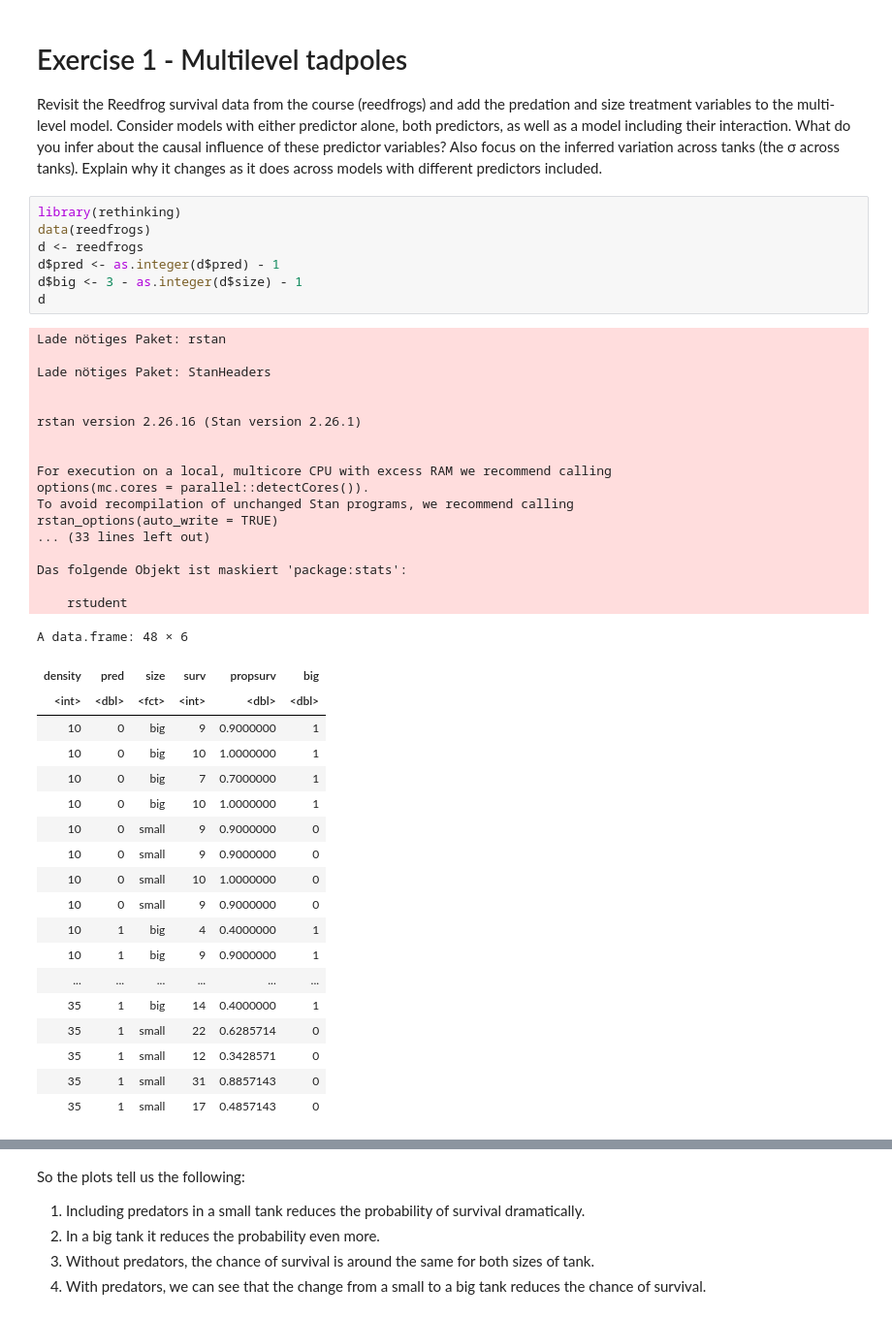
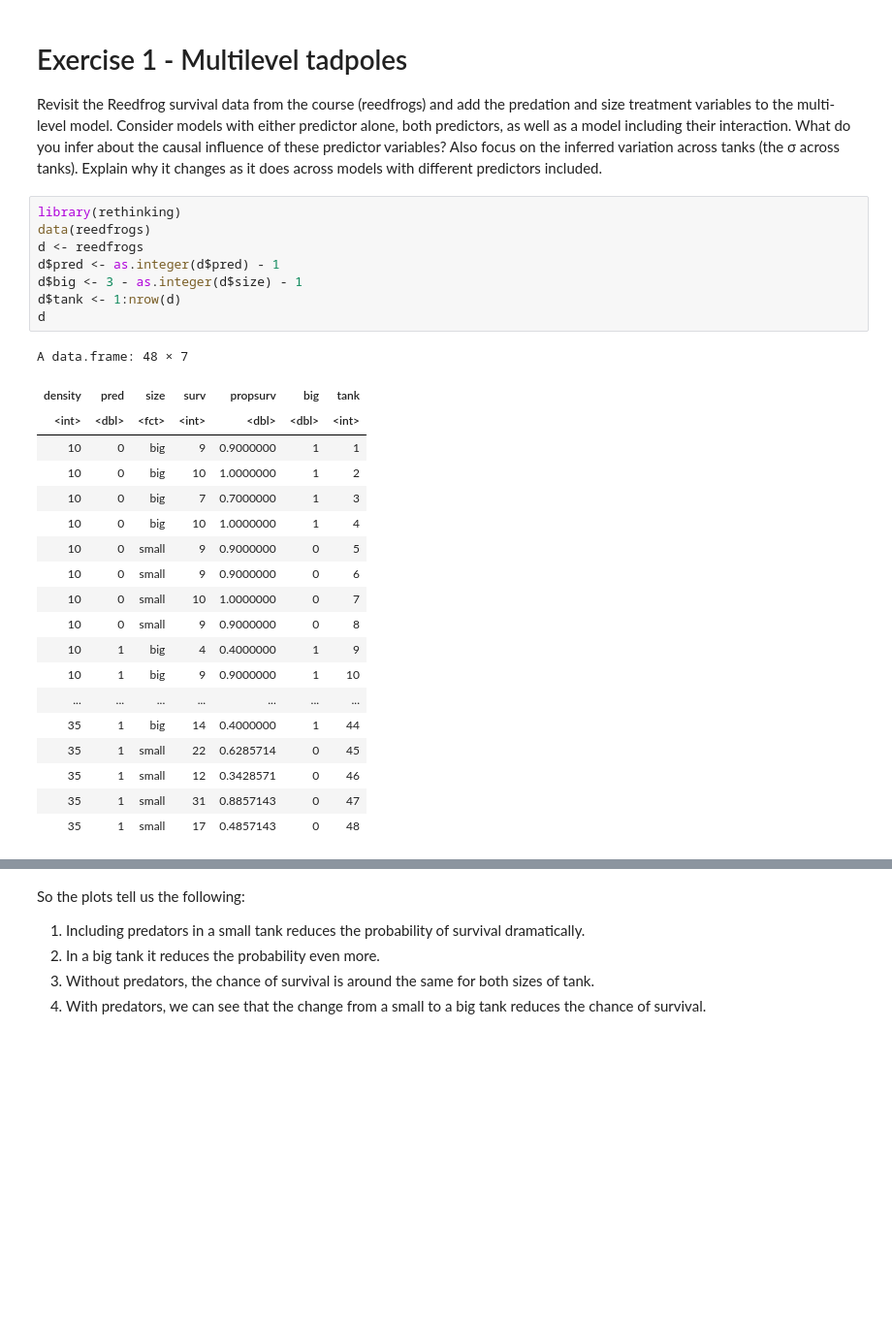
Before and after one commit to TimeTeleporter/advanced_statistics, a Jupyter notebook: exercise_sheet_11/exercise_sheet_11_Immanuel_Albrecht.ipynb, the cells around one changed output, grey strips where cells are left out. Shown at 97% size. Cells and saved outputs as stored; diff of their text form; blank space fills up the shorter version.

```diff
--- a/exercise_sheet_11/exercise_sheet_11_Immanuel_Albrecht.ipynb
+++ b/exercise_sheet_11/exercise_sheet_11_Immanuel_Albrecht.ipynb
@@ -7,47 +7,31 @@ Revisit the Reedfrog survival data from the course (reedfrogs) and add the preda
 # %%
 library(rethinking)
 data(reedfrogs)
 d <- reedfrogs
 d$pred <- as.integer(d$pred) - 1
 d$big <- 3 - as.integer(d$size) - 1
+d$tank <- 1:nrow(d)
 d
 # %% [output]
-Lade nötiges Paket: rstan
-
-Lade nötiges Paket: StanHeaders
-
-
-rstan version 2.26.16 (Stan version 2.26.1)
-
-
-For execution on a local, multicore CPU with excess RAM we recommend calling
-options(mc.cores = parallel::detectCores()).
-To avoid recompilation of unchanged Stan programs, we recommend calling
-rstan_options(auto_write = TRUE)
-... (33 lines left out)
-
-Das folgende Objekt ist maskiert 'package:stats':
-
-    rstudent
+A data.frame: 48 × 7
-A data.frame: 48 × 6
-| density | pred | size | surv | propsurv | big |
-| <int> | <dbl> | <fct> | <int> | <dbl> | <dbl> |
-| 10 | 0 | big | 9 | 0.9000000 | 1 |
-| 10 | 0 | big | 10 | 1.0000000 | 1 |
-| 10 | 0 | big | 7 | 0.7000000 | 1 |
-| 10 | 0 | big | 10 | 1.0000000 | 1 |
-| 10 | 0 | small | 9 | 0.9000000 | 0 |
-| 10 | 0 | small | 9 | 0.9000000 | 0 |
-| 10 | 0 | small | 10 | 1.0000000 | 0 |
-| 10 | 0 | small | 9 | 0.9000000 | 0 |
-| 10 | 1 | big | 4 | 0.4000000 | 1 |
-| 10 | 1 | big | 9 | 0.9000000 | 1 |
-| ... | ... | ... | ... | ... | ... |
-| 35 | 1 | big | 14 | 0.4000000 | 1 |
-| 35 | 1 | small | 22 | 0.6285714 | 0 |
-| 35 | 1 | small | 12 | 0.3428571 | 0 |
-| 35 | 1 | small | 31 | 0.8857143 | 0 |
-| 35 | 1 | small | 17 | 0.4857143 | 0 |
+| density | pred | size | surv | propsurv | big | tank |
+| <int> | <dbl> | <fct> | <int> | <dbl> | <dbl> | <int> |
+| 10 | 0 | big | 9 | 0.9000000 | 1 | 1 |
+| 10 | 0 | big | 10 | 1.0000000 | 1 | 2 |
+| 10 | 0 | big | 7 | 0.7000000 | 1 | 3 |
+| 10 | 0 | big | 10 | 1.0000000 | 1 | 4 |
+| 10 | 0 | small | 9 | 0.9000000 | 0 | 5 |
+| 10 | 0 | small | 9 | 0.9000000 | 0 | 6 |
+| 10 | 0 | small | 10 | 1.0000000 | 0 | 7 |
+| 10 | 0 | small | 9 | 0.9000000 | 0 | 8 |
+| 10 | 1 | big | 4 | 0.4000000 | 1 | 9 |
+| 10 | 1 | big | 9 | 0.9000000 | 1 | 10 |
+| ... | ... | ... | ... | ... | ... | ... |
+| 35 | 1 | big | 14 | 0.4000000 | 1 | 44 |
+| 35 | 1 | small | 22 | 0.6285714 | 0 | 45 |
+| 35 | 1 | small | 12 | 0.3428571 | 0 | 46 |
+| 35 | 1 | small | 31 | 0.8857143 | 0 | 47 |
+| 35 | 1 | small | 17 | 0.4857143 | 0 | 48 |
 # %%
 model1 <- map2stan(
 	alist(
```
Also changed, not shown: parts of 17 cells of this notebook.
